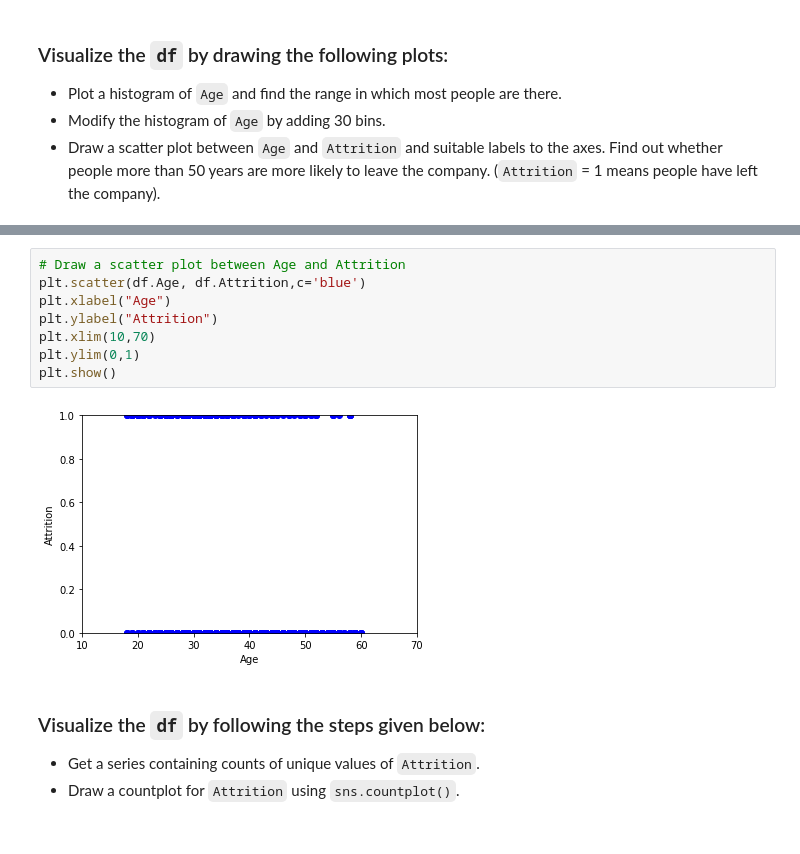
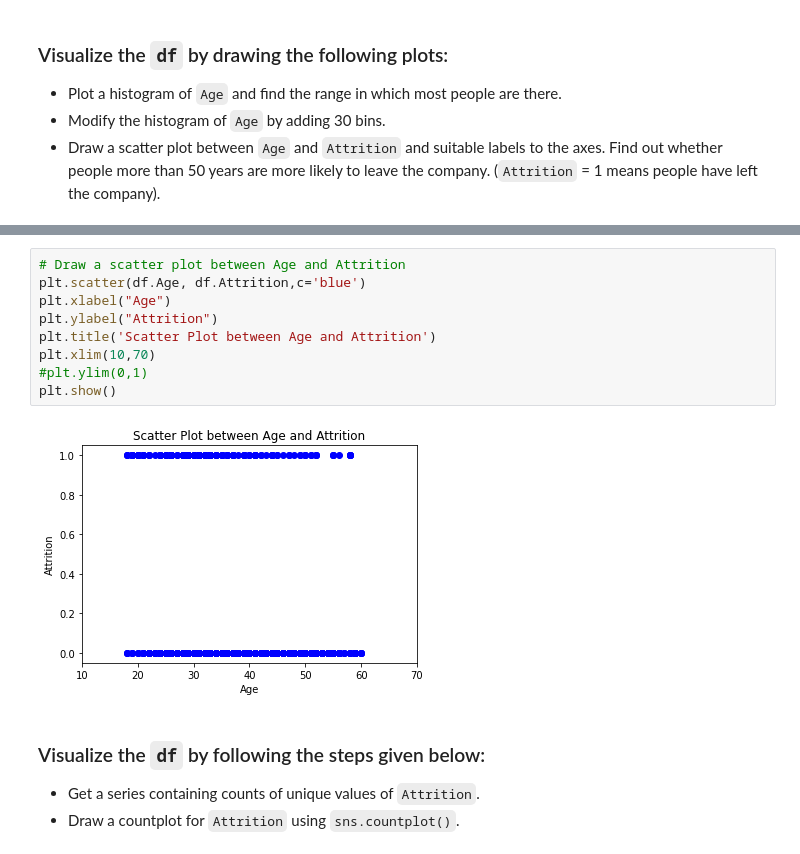
Before and after one commit to NehaNeha417/DS_SHALA, a Jupyter notebook: Final Assignment-2(collab)-DS.ipynb, the cells around one changed output, grey strips where cells are left out. Saved outputs shown, nothing was run; the diff lists cells and outputs as text.

````diff
--- a/Final Assignment-2(collab)-DS.ipynb
+++ b/Final Assignment-2(collab)-DS.ipynb
@@ -185,13 +221,14 @@ array([[<matplotlib.axes._subplots.AxesSubplot object at 0x...>]],
 # %%
 # Draw a scatter plot between Age and Attrition
 plt.scatter(df.Age, df.Attrition,c='blue')
 plt.xlabel("Age")
 plt.ylabel("Attrition")
+plt.title('Scatter Plot between Age and Attrition')
 plt.xlim(10,70)
-plt.ylim(0,1)
+#plt.ylim(0,1)
 plt.show()
 # %% [output]
-[figure, old version]
+[figure, new version]
 # %% [markdown]
 ### Visualize the ```df``` by following the steps given below:
 
````
Also changed, not shown: parts of 17 cells of this notebook.
